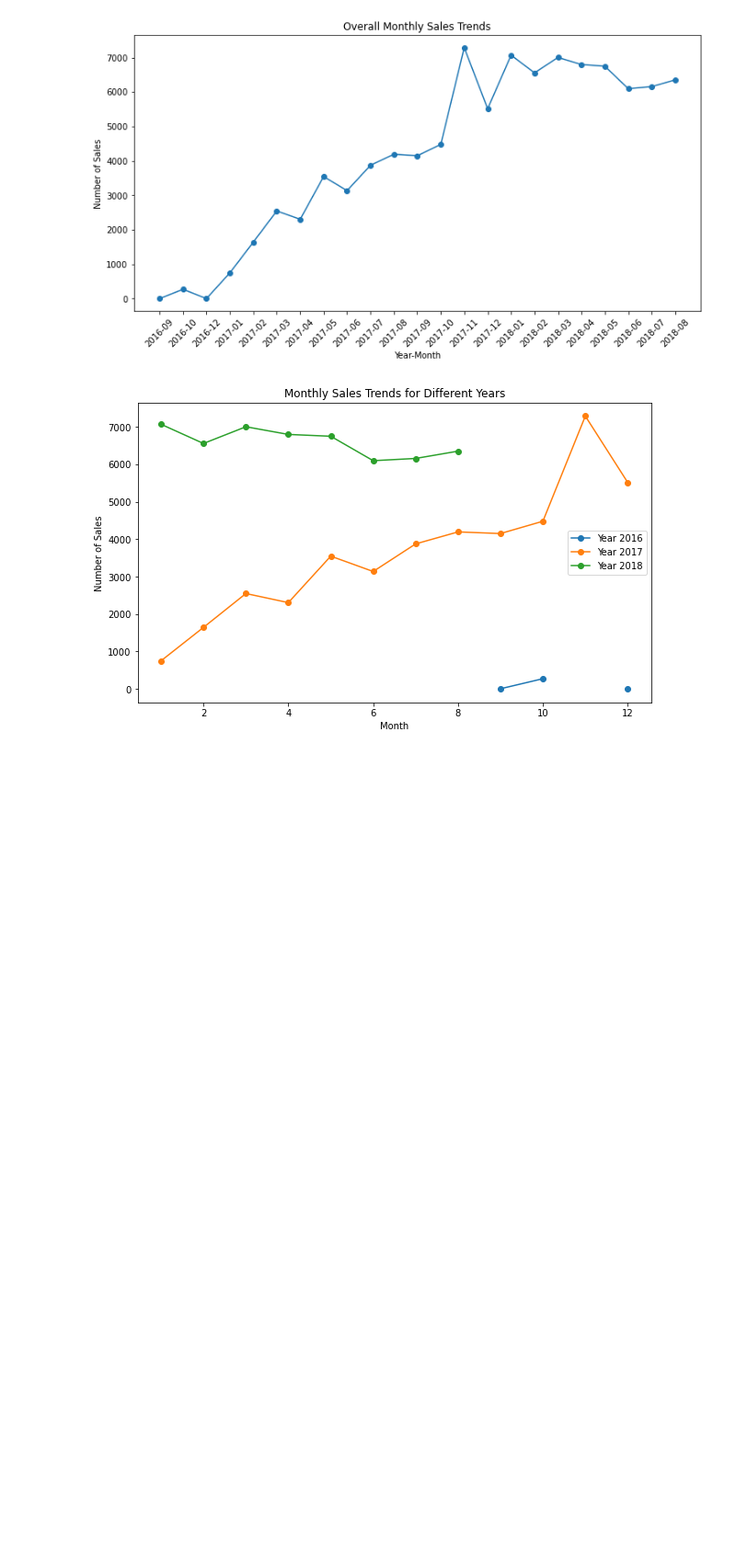
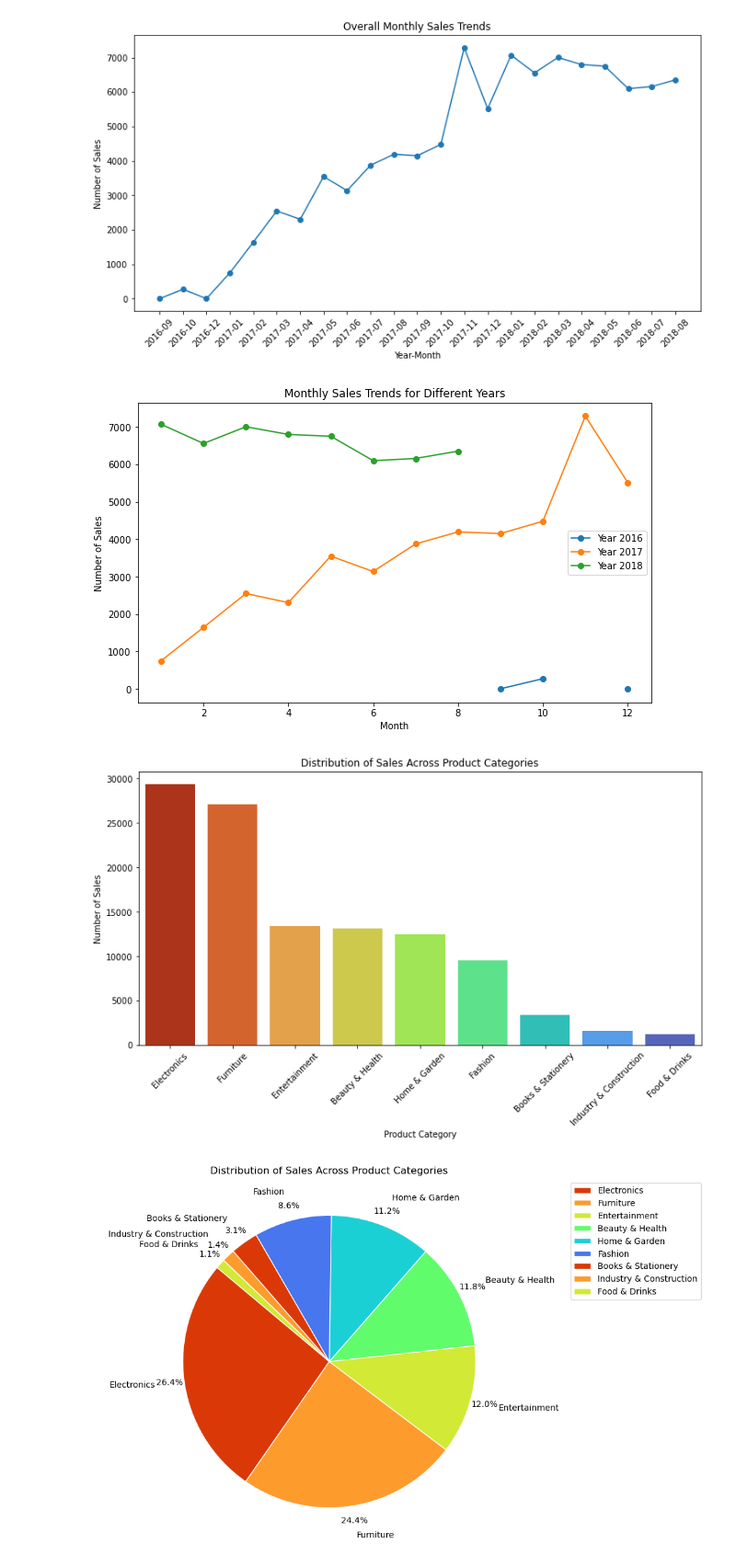
Before and after one commit to yjia28tan/Big-Data-Programming-Project, a Jupyter notebook: Code&Dataset/cleaned dataset/Sales Trends.ipynb, the cells around one changed output. Shown: that part at 92% size. Saved outputs shown, nothing was run; the diff lists cells and outputs as text; code cells hidden in the pictures; blank space fills up the shorter version.

Commit message:
Update Sales Trends and Performance

```diff
--- a/Code&Dataset/cleaned dataset/Sales Trends.ipynb
+++ b/Code&Dataset/cleaned dataset/Sales Trends.ipynb
@@ -68,3 +68,5 @@ plt.legend()
 plt.show()
 # %% [output]
 [figure]
+# %%
+order_product_info = order_items.merge(products, on='product_id')
@@ -70,0 +106,27 @@ plt.show()
+# %%
+# Plotting Bar Chart
+plt.figure(figsize=(12, 6))
+
+# Use the value_counts DataFrame directly
+sns.barplot(x=category, y=count, palette='turbo_r')
+
+plt.xlabel('Product Category')
+plt.ylabel('Number of Sales')
+plt.title('Distribution of Sales Across Product Categories')
+plt.xticks(rotation=45)
+plt.show()
+
+# Plotting Pie Chart
+fig, ax = plt.subplots(figsize=(10, 8), dpi=100)
+plt.axis('equal')
+
+# Using a colormap for colors
+colors = plt.cm.turbo_r(range(len(order_product_info)))
+
+ax.pie(count, labels=category, radius=1, autopct='%1.1f%%', startangle=140, colors=sns.color_palette('turbo_r'), labeldistance=1.20, pctdistance=1.1, wedgeprops=dict(width=1, edgecolor='w'))
+plt.title('Distribution of Sales Across Product Categories')
+plt.legend(category, loc='upper right', bbox_to_anchor=(1.3, 1))
+plt.show()
+# %% [output]
+[figure, added]
+[figure, added]
```
Also changed, not shown: parts of 9 cells of this notebook, 1 other file.
